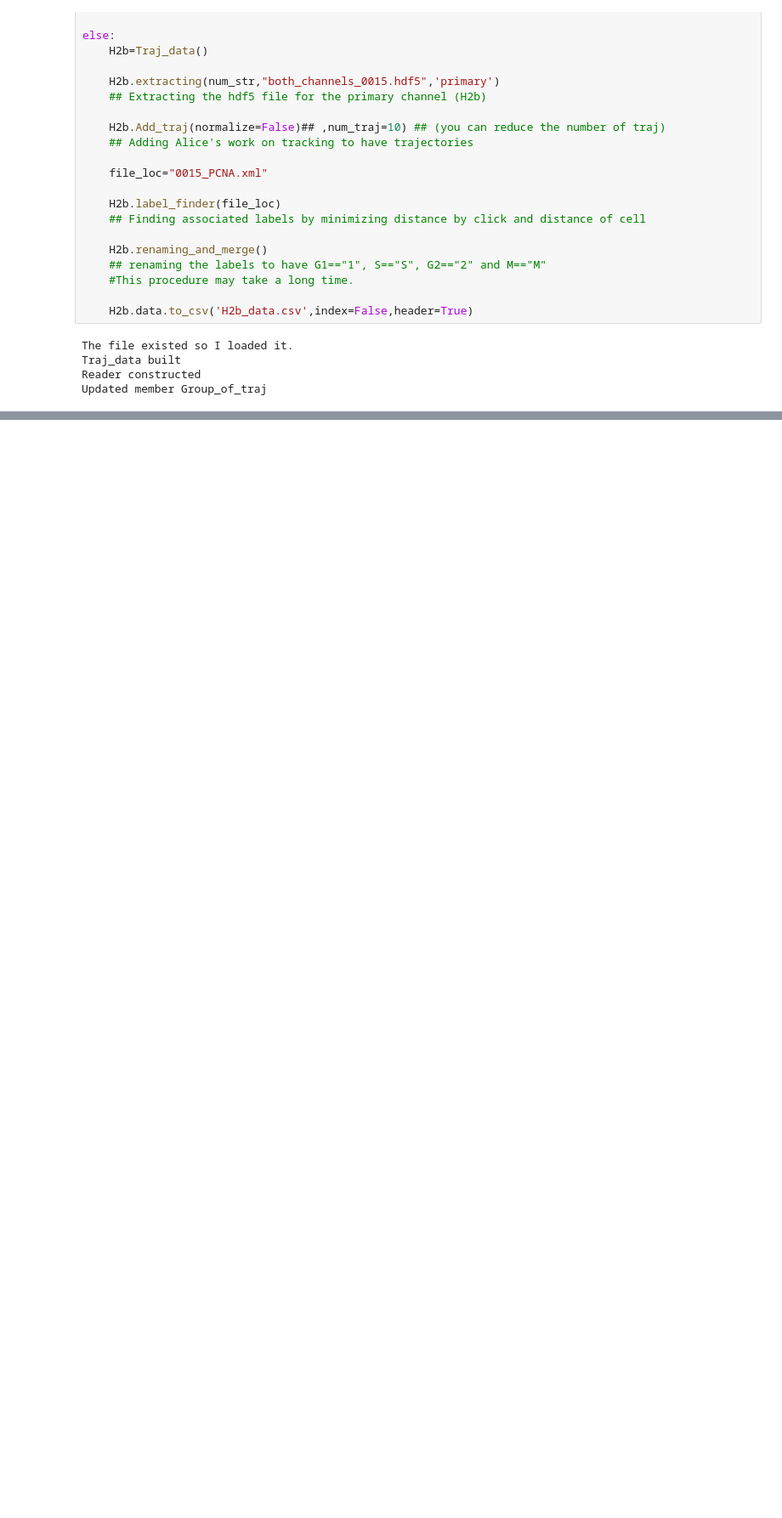
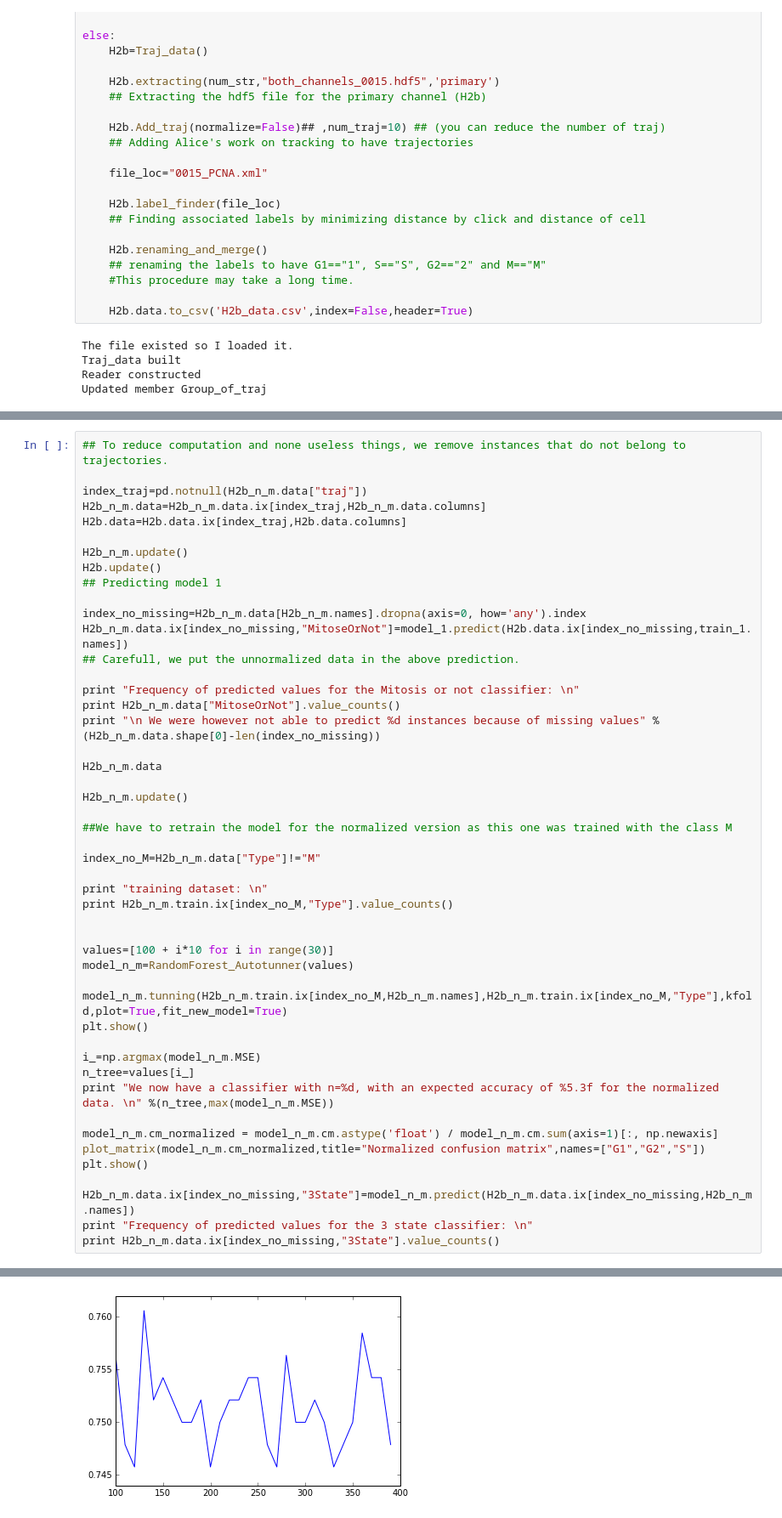
Before and after one commit to PeterJackNaylor/InternWork2, a Jupyter notebook: H2B.ipynb, the cells around one changed output, grey strips where cells are left out. Shown at 85% size. Saved outputs shown, nothing was run; the diff lists cells and outputs as text; blank space fills up the shorter version.

```diff
--- a/H2B.ipynb
+++ b/H2B.ipynb
@@ -51,0 +343,49 @@ Updated member Group_of_traj
+# %%
+## To reduce computation and none useless things, we remove instances that do not belong to trajectories.
+
+index_traj=pd.notnull(H2b_n_m.data["traj"])
+H2b_n_m.data=H2b_n_m.data.ix[index_traj,H2b_n_m.data.columns]
+H2b.data=H2b.data.ix[index_traj,H2b.data.columns]
+
+H2b_n_m.update()
+H2b.update()
+## Predicting model 1
+
+index_no_missing=H2b_n_m.data[H2b_n_m.names].dropna(axis=0, how='any').index
+H2b_n_m.data.ix[index_no_missing,"MitoseOrNot"]=model_1.predict(H2b.data.ix[index_no_missing,train_1.names])
+## Carefull, we put the unnormalized data in the above prediction.
+
+print "Frequency of predicted values for the Mitosis or not classifier: \n"
+print H2b_n_m.data["MitoseOrNot"].value_counts()
+print "\n We were however not able to predict %d instances because of missing values" % (H2b_n_m.data.shape[0]-len(index_no_missing))
+
+H2b_n_m.data
+
+H2b_n_m.update()
+
+##We have to retrain the model for the normalized version as this one was trained with the class M
+
+index_no_M=H2b_n_m.data["Type"]!="M"
+
+print "training dataset: \n"
+print H2b_n_m.train.ix[index_no_M,"Type"].value_counts()
+
+
+values=[100 + i*10 for i in range(30)]
+model_n_m=RandomForest_Autotunner(values)
+
+model_n_m.tunning(H2b_n_m.train.ix[index_no_M,H2b_n_m.names],H2b_n_m.train.ix[index_no_M,"Type"],kfold,plot=True,fit_new_model=True)
+plt.show()
+
+i_=np.argmax(model_n_m.MSE)
+n_tree=values[i_]
+print "We now have a classifier with n=%d, with an expected accuracy of %5.3f for the normalized data. \n" %(n_tree,max(model_n_m.MSE))
+
+model_n_m.cm_normalized = model_n_m.cm.astype('float') / model_n_m.cm.sum(axis=1)[:, np.newaxis]
+plot_matrix(model_n_m.cm_normalized,title="Normalized confusion matrix",names=["G1","G2","S"])
+plt.show()
+
+H2b_n_m.data.ix[index_no_missing,"3State"]=model_n_m.predict(H2b_n_m.data.ix[index_no_missing,H2b_n_m.names])
+print "Frequency of predicted values for the 3 state classifier: \n"
+print H2b_n_m.data.ix[index_no_missing,"3State"].value_counts()
+# %% [output]
@@ -51,0 +410 @@ Updated member Group_of_traj
+[figure, added]
```
Also changed, not shown: parts of 25 cells of this notebook, 1 other file.
